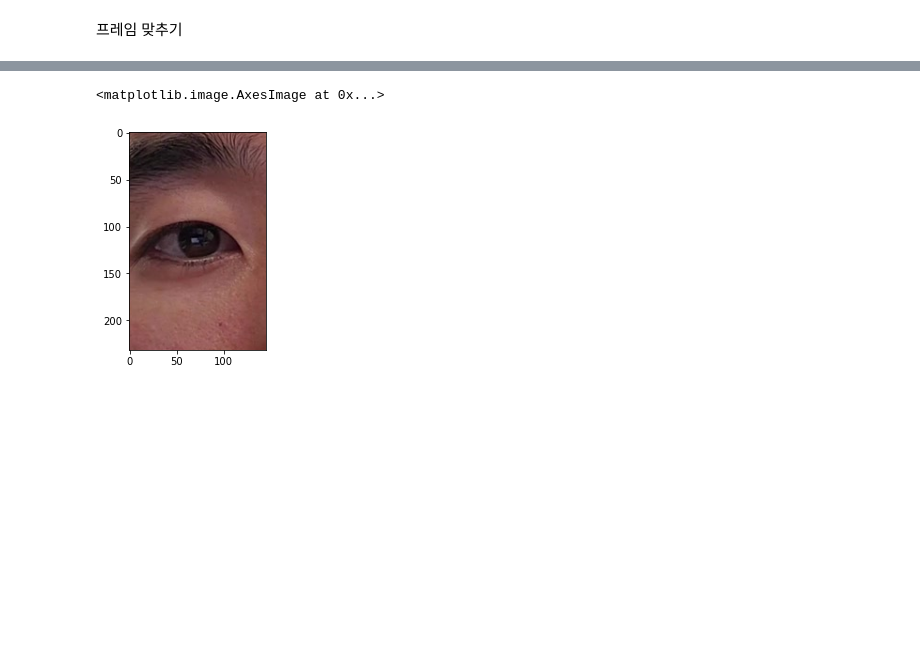
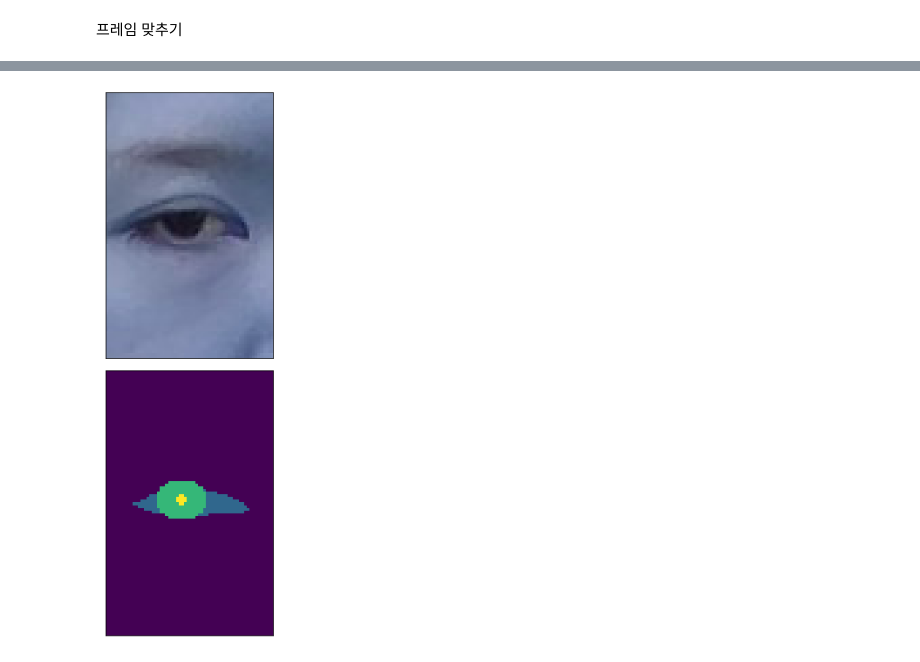
Before and after one commit to Deep-In-Sight/nia, a Jupyter notebook: scripts/CropEye.ipynb, the cells around one changed output, grey strips where cells are left out. Saved outputs shown, nothing was run; the diff lists cells and outputs as text; code cells hidden in the pictures; blank space fills up the shorter version.

```diff
--- a/scripts/CropEye.ipynb
+++ b/scripts/CropEye.ipynb
@@ -151,12 +132,38 @@ plt.show()
+# %%
+fn = "_"
+
+#img = cv2.imread(fn_png)
+#anno = json.load(open(fn_json))
+# temporary version
+eye = nia22.eyes.Eye(anno["Annotations"]['annotations'])
+# Final version
+#eye = nia22.eyes.Eye(anno["Annotations"]["image"]["annotations"])
+cropped, mask = mask_one_eye(img, eye, "r")
+cv2.imwrite(png_dir+fn+"r.png", cropped)
+np.save(label_dir+fn+"r.npy",mask)
+
+#keep.append([cropped, mask])
+
+cropped, mask = mask_one_eye(img, eye, "l")
+cv2.imwrite(png_dir+fn+"l.png", cropped)
+np.save(label_dir+fn+"l.npy" ,mask)
+# %%
+fig,axs = plt.subplots(2)
+fig.set_size_inches(12,9)
+
+cropped = cv2.cvtColor(cropped, cv2.COLOR_BGR2RGB)
+axs[0].imshow(cropped)
+axs[1].imshow(mask)
+
+for ax in axs.ravel():
+    ax.get_xaxis().set_visible(False)
+    ax.get_yaxis().set_visible(False)
+
+plt.tight_layout()
+plt.savefig("test.png", bbox_inches='tight')
+# %% [output]
+[figure, added]
 # %%
 # 3. (optional) rotate image
-# %%
-area, cropped = nia22.eyes.crop_eye(img, p_left_eyes)
-
-
-plt.imshow(cropped)
-# %% [output]
-<matplotlib.image.AxesImage at 0x...>
-[figure, removed]
 # %%
 # 5. keep track of rotation and transplation info.
```
Also changed, not shown: parts of 14 cells of this notebook, 1 other file.
